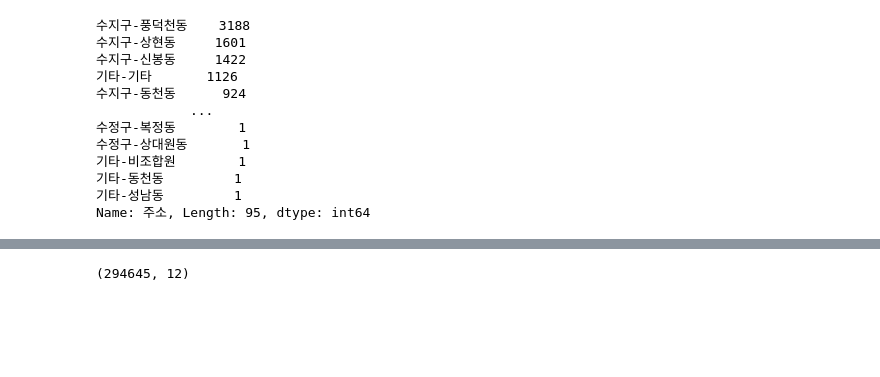
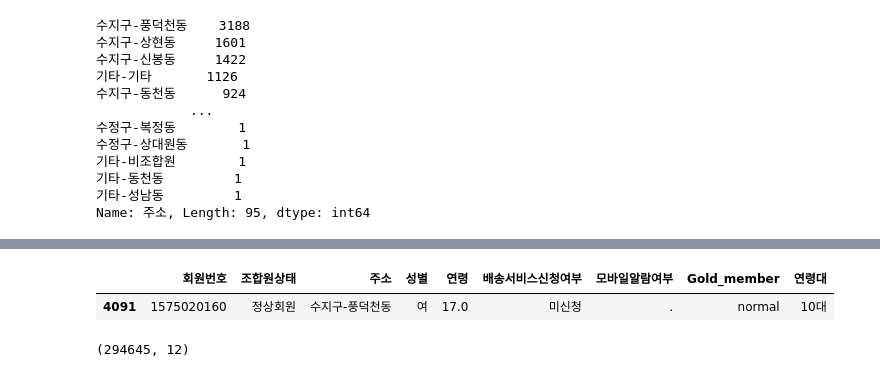
Before and after one commit to raneeKim/SW_CAMP, a Jupyter notebook: ML_Project/자료확인.ipynb, the cells around one changed output, grey strips where cells are left out. Saved outputs shown, nothing was run; the diff lists cells and outputs as text; code cells hidden in the pictures; blank space fills up the shorter version.

```diff
--- a/ML_Project/자료확인.ipynb
+++ b/ML_Project/자료확인.ipynb
@@ -85,3 +85,13 @@ print(member_df['주소'].value_counts())
 기타-동천동         1
 기타-성남동         1
 Name: 주소, Length: 95, dtype: int64
+# %%
+def age_func(row) :
+    if pd.isnull(row) :
+        return row
+    elif row >= 90 :
+        return '90대이상'
+    else :
+        return str(row)[0]+'0대'
+
+member_df['연령대'] = member_df['연령'].apply(age_func)
@@ -88,3 +113,8 @@ Name: 주소, Length: 95, dtype: int64
+# %%
+member_df.loc[member_df['연령']<20]
+# %% [output]
+|  | 회원번호 | 조합원상태 | 주소 | 성별 | 연령 | 배송서비스신청여부 | 모바일알람여부 | Gold_member | 연령대 |
+| 4091 | 1575020160 | 정상회원 | 수지구-풍덕천동 | 여 | 17.0 | 미신청 | . | normal | 10대 |
 # %%
 product_df = pd.concat([df1, df2, df3,df4], ignore_index=True)
 # %%
```
Also changed, not shown: parts of 31 cells of this notebook.
